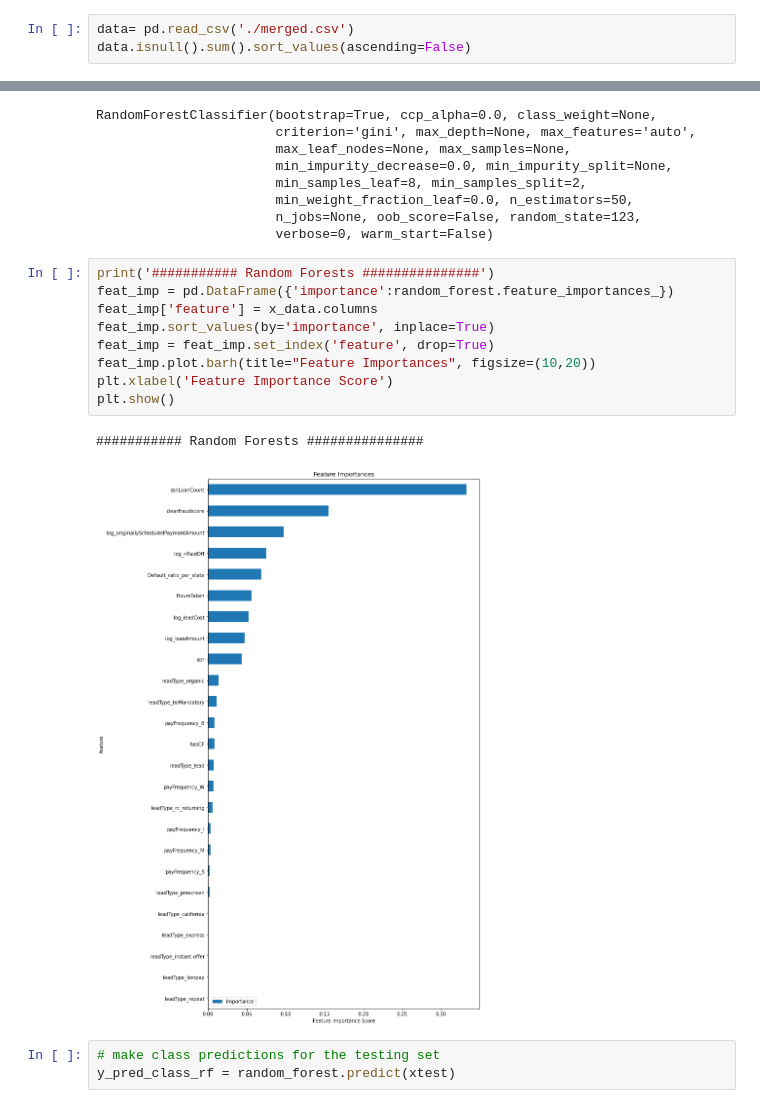
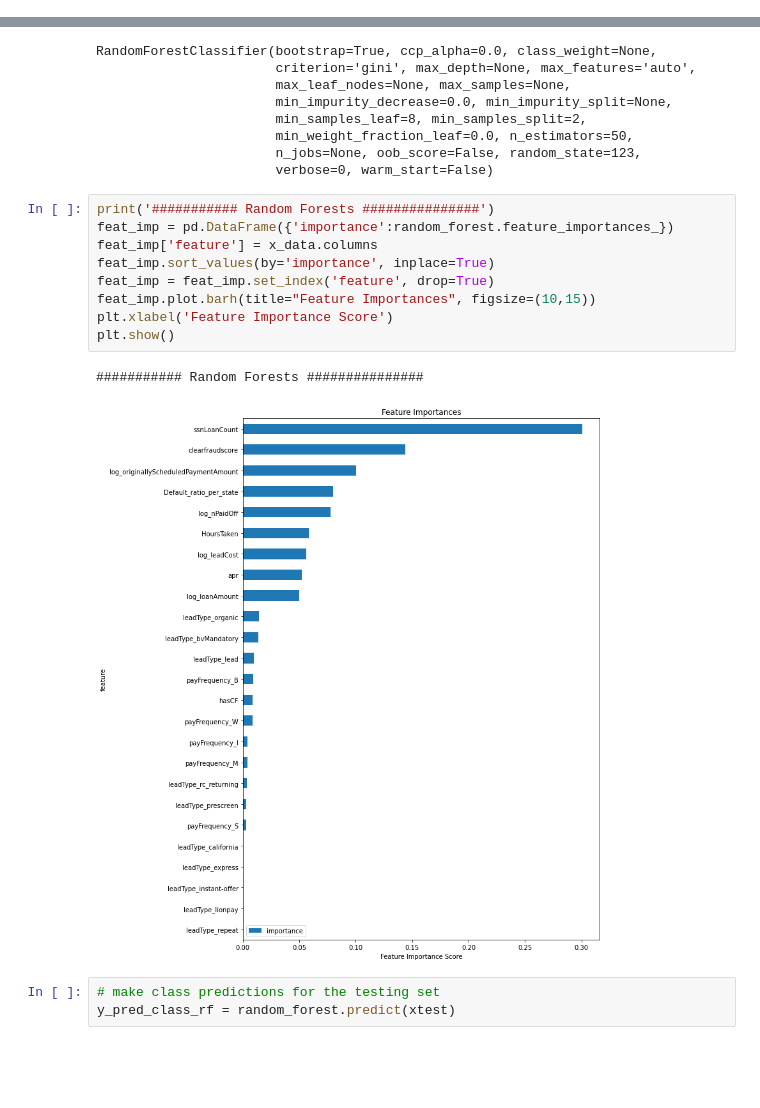
Before and after one commit to mshaek/LoanPredictionApp, a Jupyter notebook: notebooks/MoneyLion_Repayment_Mahfuzur_part_2.ipynb, the cells around one changed output, grey strips where cells are left out. Saved outputs shown, nothing was run; the diff lists cells and outputs as text; blank space fills up the shorter version.

```diff
--- a/notebooks/MoneyLion_Repayment_Mahfuzur_part_2.ipynb
+++ b/notebooks/MoneyLion_Repayment_Mahfuzur_part_2.ipynb
@@ -30,3 +31,0 @@ data
-# %%
-data= pd.read_csv('./merged.csv')
-data.isnull().sum().sort_values(ascending=False)
@@ -144,15 +127,15 @@ RandomForestClassifier(bootstrap=True, ccp_alpha=0.0, class_weight=None,
 # %%
 print('########### Random Forests ###############')
 feat_imp = pd.DataFrame({'importance':random_forest.feature_importances_})
 feat_imp['feature'] = x_data.columns
 feat_imp.sort_values(by='importance', inplace=True)
 feat_imp = feat_imp.set_index('feature', drop=True)
-feat_imp.plot.barh(title="Feature Importances", figsize=(10,20))
+feat_imp.plot.barh(title="Feature Importances", figsize=(10,15))
 plt.xlabel('Feature Importance Score')
 plt.show()
 # %% [output]
 ########### Random Forests ###############
-[figure, old version]
+[figure, new version]
 # %%
 # make class predictions for the testing set
 y_pred_class_rf = random_forest.predict(xtest)
```
Also changed, not shown: parts of 15 cells of this notebook.
